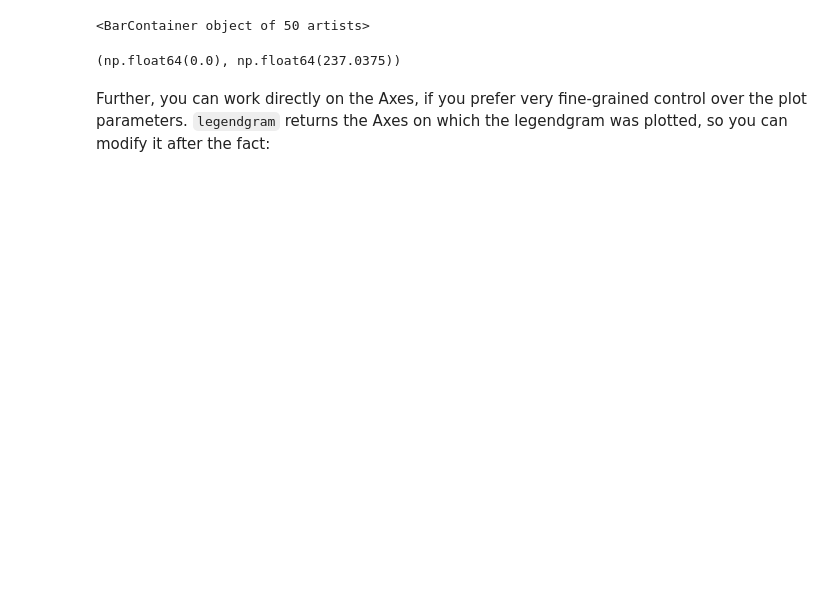
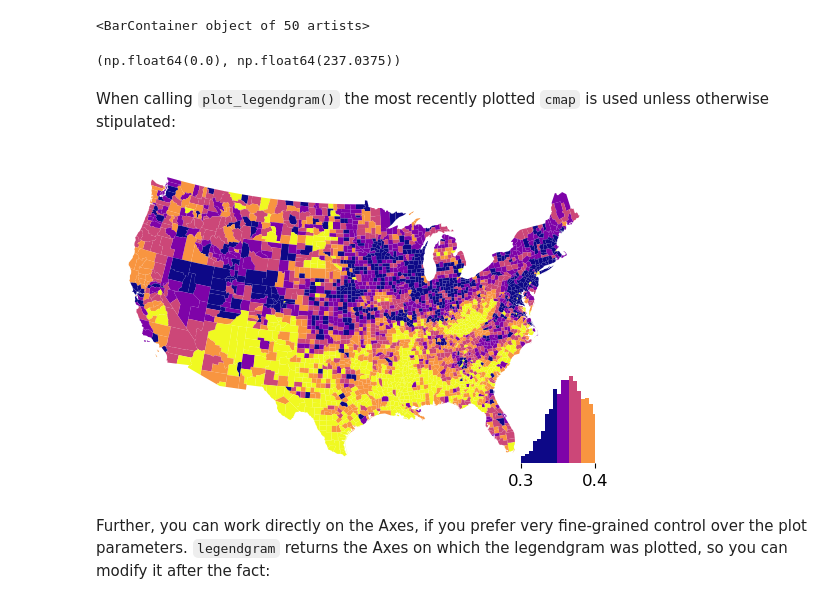
Before and after one commit to pysal/mapclassify, a Jupyter notebook: notebooks/09_legendgram.ipynb, the cells around one changed output. Drawn from its saved outputs; the diff is of its cells as text; code cells hidden in the pictures; blank space fills up the shorter version.

```diff
--- a/notebooks/09_legendgram.ipynb
+++ b/notebooks/09_legendgram.ipynb
@@ -66,6 +65,20 @@ ret[2]
 hax.get_ylim()
 # %% [output]
 (np.float64(0.0), np.float64(237.0375))
+# %% [markdown]
+When calling `plot_legendgram()` the most recently plotted `cmap` is used unless otherwise stipulated:
+# %%
+ax = gdf.plot("GI89", cmap="plasma", scheme="Quantiles")
+ax.axis("off")
+classifier = mapclassify.Quantiles(gdf["GI89"])
+hax = classifier.plot_legendgram(
+    ax=ax,
+    legend_size=("15%", "30%"),
+    loc="lower right",
+    clip=(0.3, 0.4),
+)
+# %% [output]
+[figure, added]
 # %% [markdown]
 Further, you can work directly on the Axes, if you prefer very fine-grained control over the plot parameters. `legendgram` returns the Axes on which the legendgram was plotted, so you can modify it after the fact:
 # %%
```
Also changed, not shown: parts of 3 cells of this notebook, 4 other files.
